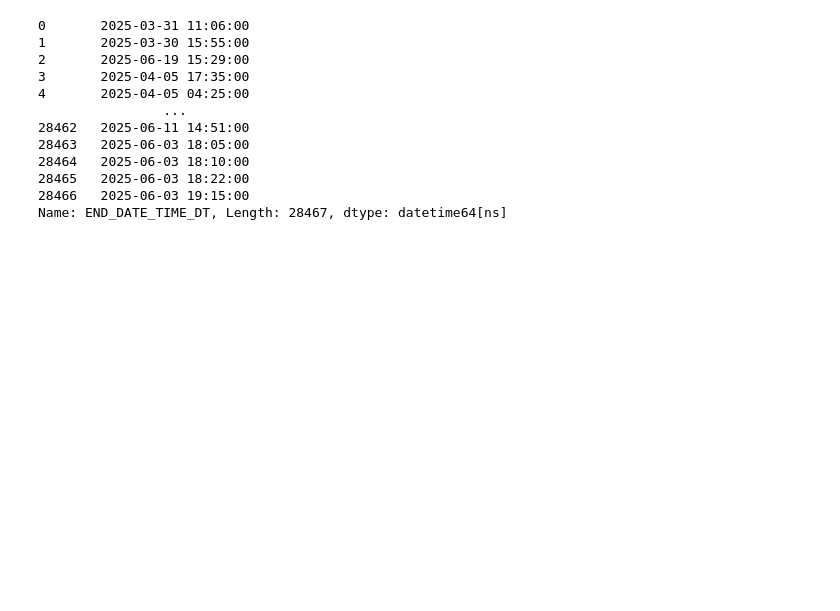
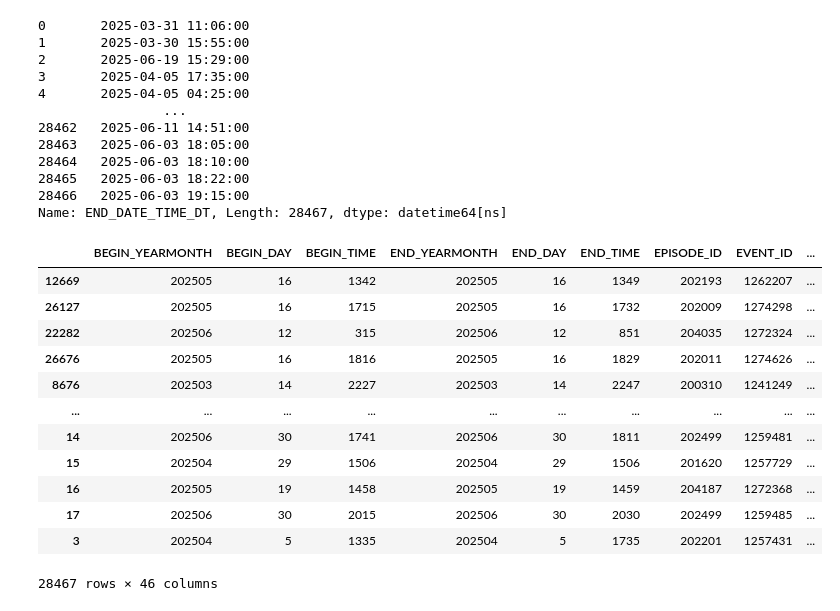
Before and after one commit to 110325-Data-Foundations/Group2FinalProject, a Jupyter notebook: subre_files.ipynb, the cells around one changed output. Saved outputs shown, nothing was run; the diff lists cells and outputs as text; code cells hidden in the pictures; blank space fills up the shorter version.

```diff
--- a/subre_files.ipynb
+++ b/subre_files.ipynb
@@ -47,3 +51,19 @@ df['END_DATE_TIME_DT']
 28465   2025-06-03 18:22:00
 28466   2025-06-03 19:15:00
 Name: END_DATE_TIME_DT, Length: 28467, dtype: datetime64[ns]
+# %%
+df.sort_values(by='Total_Damage_Cost',ascending=False)
+# %% [output]
+|  | BEGIN_YEARMONTH | BEGIN_DAY | BEGIN_TIME | END_YEARMONTH | END_DAY | END_TIME | EPISODE_ID | EVENT_ID | ... |
+| 12669 | 202505 | 16 | 1342 | 202505 | 16 | 1349 | 202193 | 1262207 | ... |
+| 26127 | 202505 | 16 | 1715 | 202505 | 16 | 1732 | 202009 | 1274298 | ... |
+| 22282 | 202506 | 12 | 315 | 202506 | 12 | 851 | 204035 | 1272324 | ... |
+| 26676 | 202505 | 16 | 1816 | 202505 | 16 | 1829 | 202011 | 1274626 | ... |
+| 8676 | 202503 | 14 | 2227 | 202503 | 14 | 2247 | 200310 | 1241249 | ... |
+| ... | ... | ... | ... | ... | ... | ... | ... | ... | ... |
+| 14 | 202506 | 30 | 1741 | 202506 | 30 | 1811 | 202499 | 1259481 | ... |
+| 15 | 202504 | 29 | 1506 | 202504 | 29 | 1506 | 201620 | 1257729 | ... |
+| 16 | 202505 | 19 | 1458 | 202505 | 19 | 1459 | 204187 | 1272368 | ... |
+| 17 | 202506 | 30 | 2015 | 202506 | 30 | 2030 | 202499 | 1259485 | ... |
+| 3 | 202504 | 5 | 1335 | 202504 | 5 | 1735 | 202201 | 1257431 | ... |
+28467 rows × 46 columns
```
Also changed, not shown: parts of 4 cells of this notebook.
